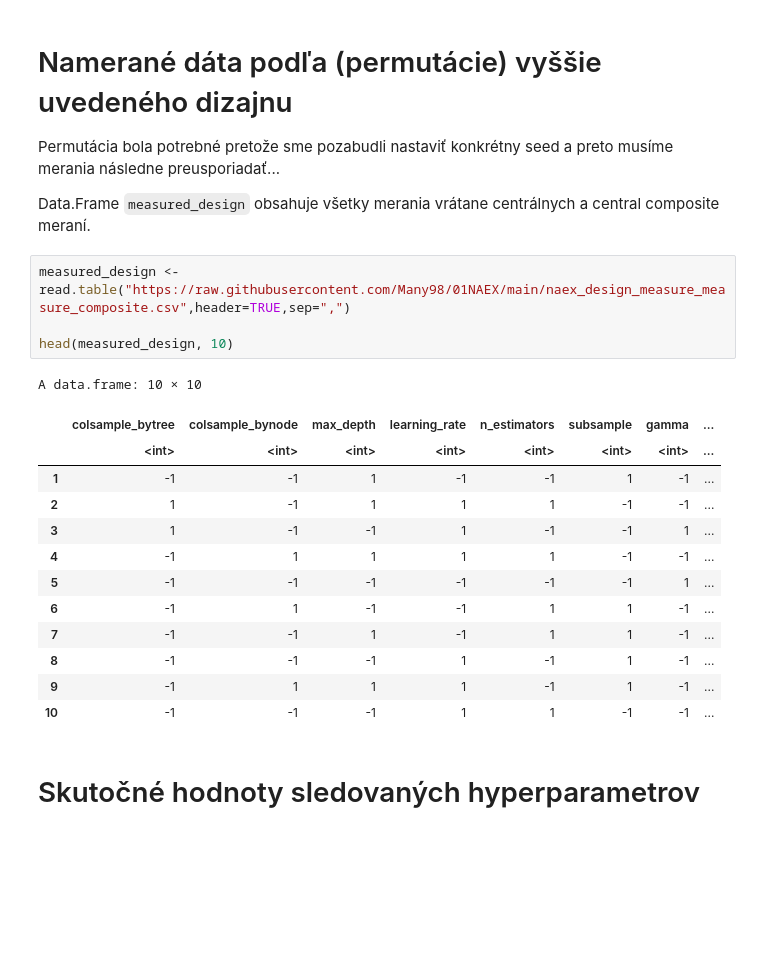
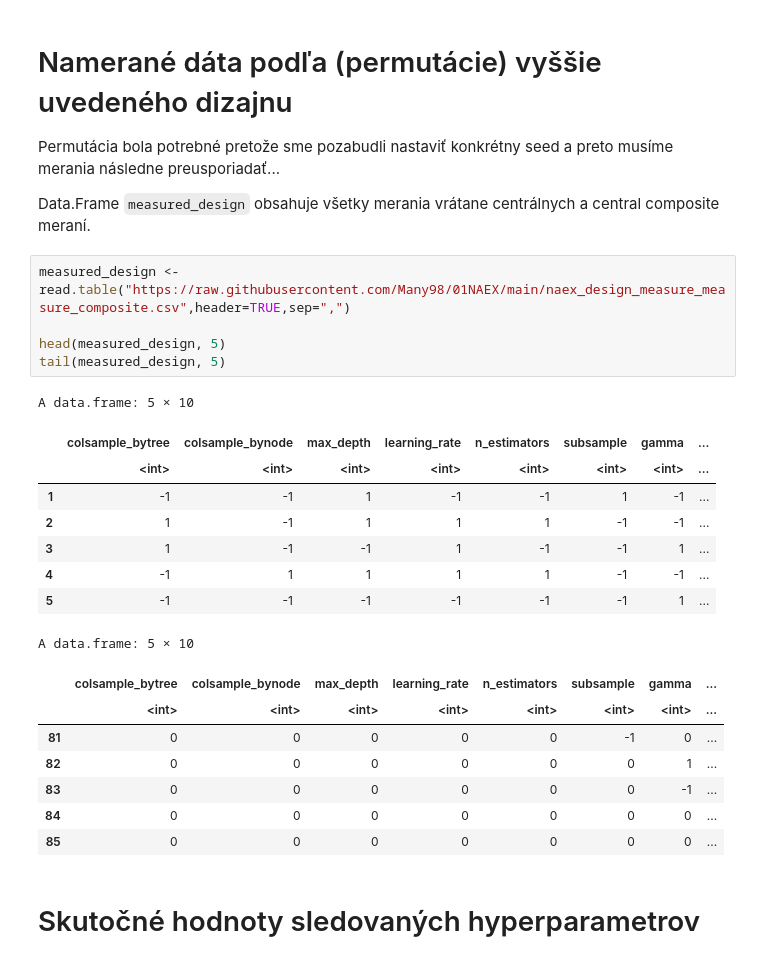
Before and after one commit to Many98/01NAEX, a Jupyter notebook: Protokol_EF.ipynb, the cells around one changed output. Drawn from its saved outputs; the diff is of its cells as text; blank space fills up the shorter version.

```diff
--- a/Protokol_EF.ipynb
+++ b/Protokol_EF.ipynb
@@ -104,21 +124,25 @@ Data.Frame `measured_design` obsahuje všetky merania vrátane centrálnych a ce
 # %%
 measured_design <- read.table("https://raw.githubusercontent.com/Many98/01NAEX/main/naex_design_measure_measure_composite.csv",header=TRUE,sep=",")
 
-head(measured_design, 10)
+head(measured_design, 5)
+tail(measured_design, 5)
 # %% [output]
-A data.frame: 10 × 10
+A data.frame: 5 × 10
 |  | colsample_bytree | colsample_bynode | max_depth | learning_rate | n_estimators | subsample | gamma | ... |
 |  | <int> | <int> | <int> | <int> | <int> | <int> | <int> | ... |
 | 1 | -1 | -1 | 1 | -1 | -1 | 1 | -1 | ... |
 | 2 | 1 | -1 | 1 | 1 | 1 | -1 | -1 | ... |
 | 3 | 1 | -1 | -1 | 1 | -1 | -1 | 1 | ... |
 | 4 | -1 | 1 | 1 | 1 | 1 | -1 | -1 | ... |
 | 5 | -1 | -1 | -1 | -1 | -1 | -1 | 1 | ... |
-| 6 | -1 | 1 | -1 | -1 | 1 | 1 | -1 | ... |
-| 7 | -1 | -1 | 1 | -1 | 1 | 1 | -1 | ... |
-| 8 | -1 | -1 | -1 | 1 | -1 | 1 | -1 | ... |
-| 9 | -1 | 1 | 1 | 1 | -1 | 1 | -1 | ... |
-| 10 | -1 | -1 | -1 | 1 | 1 | -1 | -1 | ... |
+A data.frame: 5 × 10
+|  | colsample_bytree | colsample_bynode | max_depth | learning_rate | n_estimators | subsample | gamma | ... |
+|  | <int> | <int> | <int> | <int> | <int> | <int> | <int> | ... |
+| 81 | 0 | 0 | 0 | 0 | 0 | -1 | 0 | ... |
+| 82 | 0 | 0 | 0 | 0 | 0 | 0 | 1 | ... |
+| 83 | 0 | 0 | 0 | 0 | 0 | 0 | -1 | ... |
+| 84 | 0 | 0 | 0 | 0 | 0 | 0 | 0 | ... |
+| 85 | 0 | 0 | 0 | 0 | 0 | 0 | 0 | ... |
 # %% [markdown]
 # Skutočné hodnoty sledovaných hyperparametrov
 # %%
```
Also changed, not shown: parts of 10 cells of this notebook.
